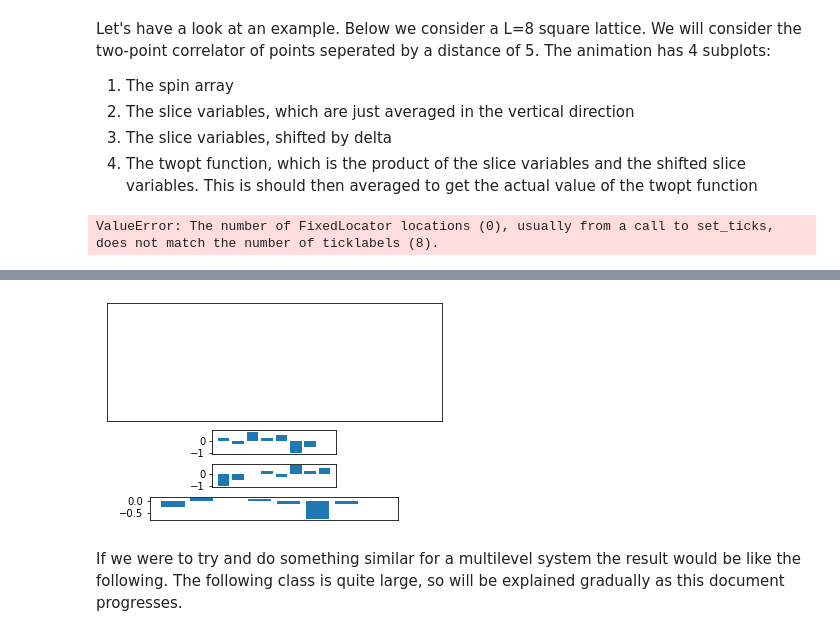
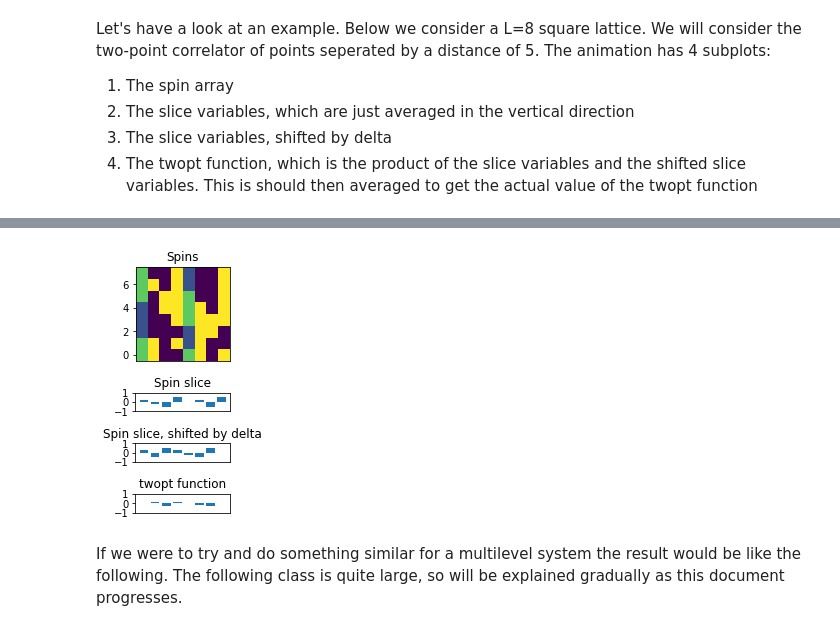
Before and after one commit to BenKMorley/Multilevel_notebook, a Jupyter notebook: Multilevel_Ising.ipynb, the cells around one changed output, grey strips where cells are left out. Saved outputs shown, nothing was run; the diff lists cells and outputs as text; code cells hidden in the pictures.

Commit message:
Got the single level slice twopt movie working

```diff
--- a/Multilevel_Ising.ipynb
+++ b/Multilevel_Ising.ipynb
@@ -45,4 +51,11 @@ def template_1_1(L, beta, N, initial, step, directory=False):
 
 def template_splitting(L, beta, N, M, Mstep, source_file_N, source_file_init, source_file_step, Nstep, i, j):
   return f"L{L}_b{beta:.10f}_N{N}_M{M}_Mstep{Mstep}_sourceN{source_file_N}_sourceinit{source_file_init}_sourcestep{source_file_step}_Nstep{Nstep}_spins_{i}_{j}.npy"
+
+def template_twopt(L, beta, N, initial, step, delta, directory=False):
+  if directory:
+    return f"{base_directory}twopt/single_slice/"
+
+  else:
+    return f"L{L}_beta{beta}_N{N}_step{step}_initial{initial}_delta{delta}.npy"
 # %% [markdown]
@@ -71,7 +86,7 @@ def region_maker(L, s):
     return numpy.ones(shape)
 
   regions = numpy.zeros(shape)
-  indices = numpy.indices(shape).reshape(2, L ** dim).T
+  indices = numpy.indices(shape).reshape(dim, L ** dim).T
 
   for i in range(len(indices)):
     x = indices[i]
@@ -796,11 +709,9 @@ def animate_twopt(single_slice, no_iterations, dt, delta, save_fig=False, filena
 # %%
 data = single_slice_ising(8, 0.2, 100, 1)
 
-anim = animate_twopt(data, 100, 1, 5, save_fig=False, filename=None,
-            show_fig=False)
+anim = animate_twopt(data, 100, 1, 5)
 
 rc('animation', html='html5')
 
 HTML(anim.to_html5_video())
 # %% [output]
-ValueError: The number of FixedLocator locations (0), usually from a call to set_ticks, does not match the number of ticklabels (8).
@@ -807,4 +719,4 @@ ValueError: The number of FixedLocator locations (0), usually from a call to set
-[figure, old version]
+[figure, new version]
 # %% [markdown]
 If we were to try and do something similar for a multilevel system the result would be like the following. The following class is quite large, so will be explained gradually as this document progresses.
 # %%
```
Also changed, not shown: parts of 25 cells of this notebook, 1 other file.
